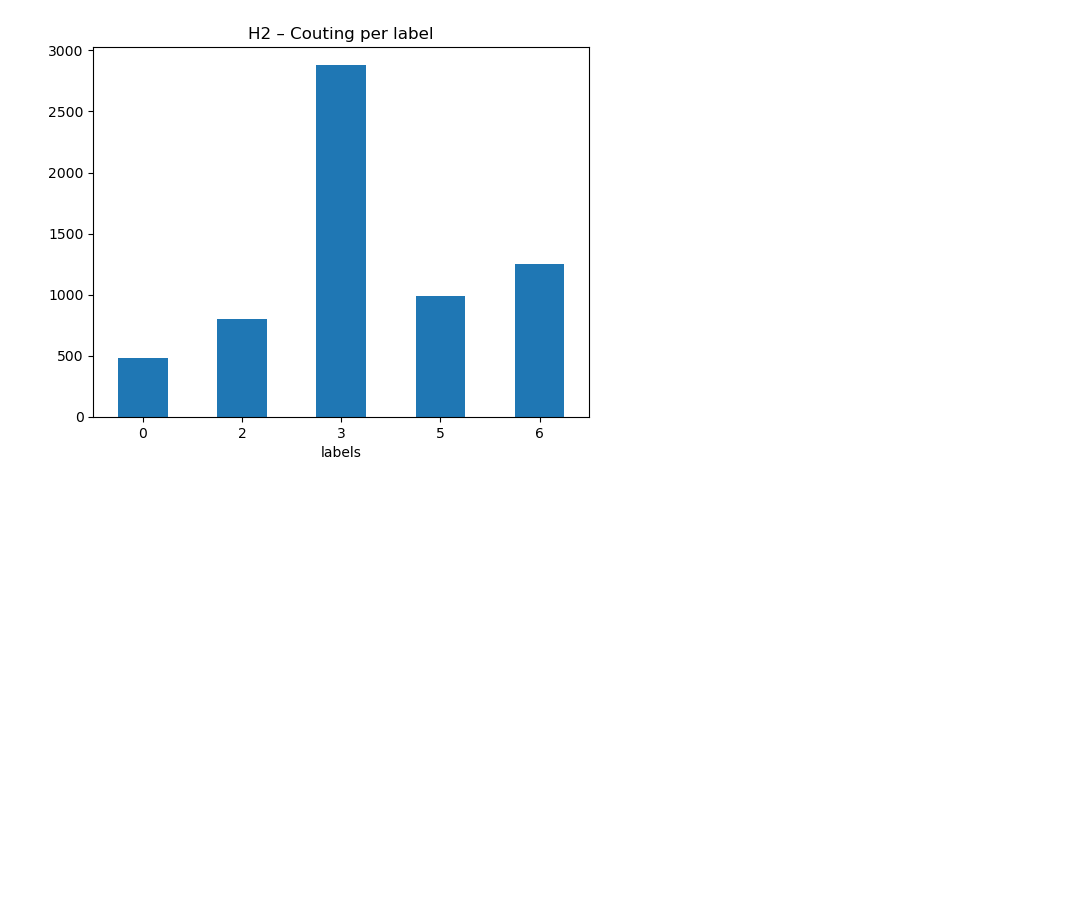
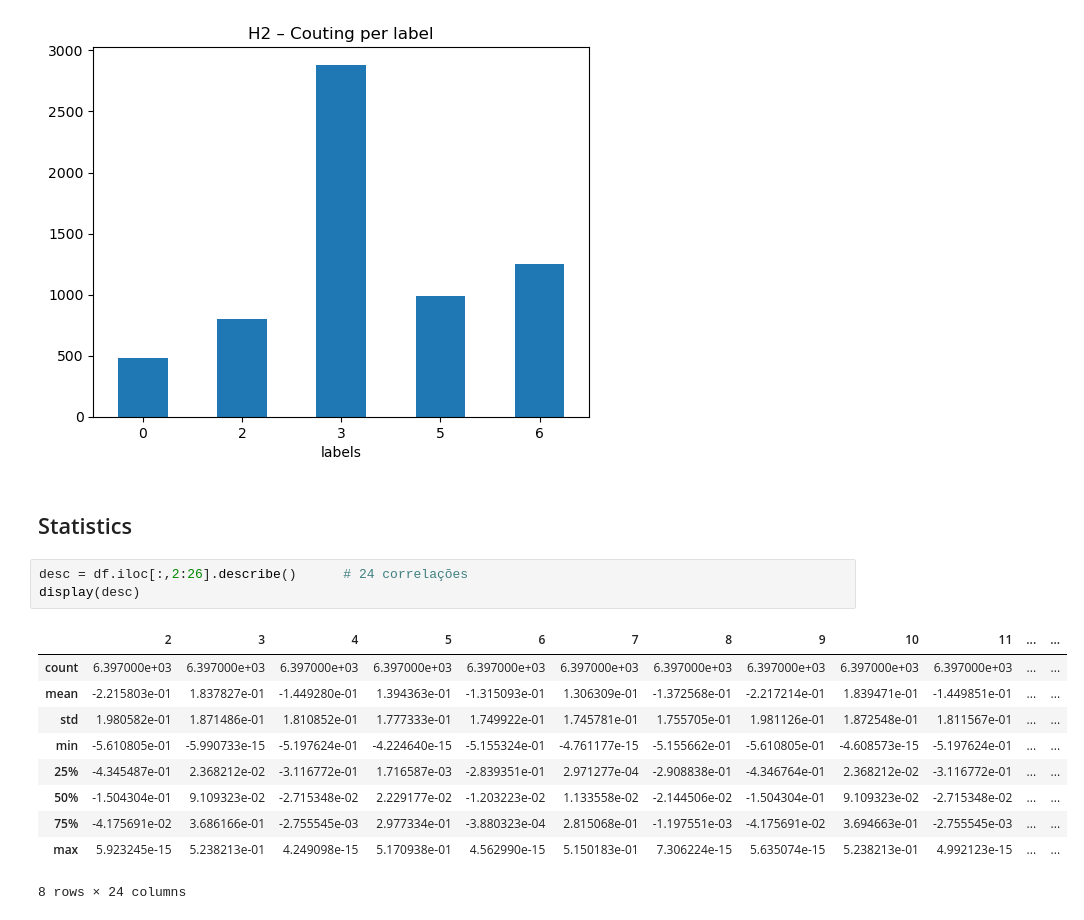
Before and after one commit to mcostenaro/Classic-GAN, a Jupyter notebook: notebooks/EDA_H2.ipynb, the cells around one changed output. Cells and saved outputs as stored; diff of their text form; blank space fills up the shorter version.

```diff
--- a/notebooks/EDA_H2.ipynb
+++ b/notebooks/EDA_H2.ipynb
@@ -27,3 +39,19 @@ df["labels"].value_counts().sort_index().plot.bar(rot=0)
 plt.title(f"{TAG} – Couting per label"); plt.show()
 # %% [output]
 [figure]
+# %% [markdown]
+## Statistics
+# %%
+desc = df.iloc[:,2:26].describe()      # 24 correlações
+display(desc)
+# %% [output]
+|  | 2 | 3 | 4 | 5 | 6 | 7 | 8 | 9 | 10 | 11 | ... | ... |
+| count | 6.397000e+03 | 6.397000e+03 | 6.397000e+03 | 6.397000e+03 | 6.397000e+03 | 6.397000e+03 | 6.397000e+03 | 6.397000e+03 | 6.397000e+03 | 6.397000e+03 | ... | ... |
+| mean | -2.215803e-01 | 1.837827e-01 | -1.449280e-01 | 1.394363e-01 | -1.315093e-01 | 1.306309e-01 | -1.372568e-01 | -2.217214e-01 | 1.839471e-01 | -1.449851e-01 | ... | ... |
+| std | 1.980582e-01 | 1.871486e-01 | 1.810852e-01 | 1.777333e-01 | 1.749922e-01 | 1.745781e-01 | 1.755705e-01 | 1.981126e-01 | 1.872548e-01 | 1.811567e-01 | ... | ... |
+| min | -5.610805e-01 | -5.990733e-15 | -5.197624e-01 | -4.224640e-15 | -5.155324e-01 | -4.761177e-15 | -5.155662e-01 | -5.610805e-01 | -4.608573e-15 | -5.197624e-01 | ... | ... |
+| 25% | -4.345487e-01 | 2.368212e-02 | -3.116772e-01 | 1.716587e-03 | -2.839351e-01 | 2.971277e-04 | -2.908838e-01 | -4.346764e-01 | 2.368212e-02 | -3.116772e-01 | ... | ... |
+| 50% | -1.504304e-01 | 9.109323e-02 | -2.715348e-02 | 2.229177e-02 | -1.203223e-02 | 1.133558e-02 | -2.144506e-02 | -1.504304e-01 | 9.109323e-02 | -2.715348e-02 | ... | ... |
+| 75% | -4.175691e-02 | 3.686166e-01 | -2.755545e-03 | 2.977334e-01 | -3.880323e-04 | 2.815068e-01 | -1.197551e-03 | -4.175691e-02 | 3.694663e-01 | -2.755545e-03 | ... | ... |
+| max | 5.923245e-15 | 5.238213e-01 | 4.249098e-15 | 5.170938e-01 | 4.562990e-15 | 5.150183e-01 | 7.306224e-15 | 5.635074e-15 | 5.238213e-01 | 4.992123e-15 | ... | ... |
+8 rows × 24 columns
```
Also changed, not shown: parts of 5 cells of this notebook, 28 other files.
